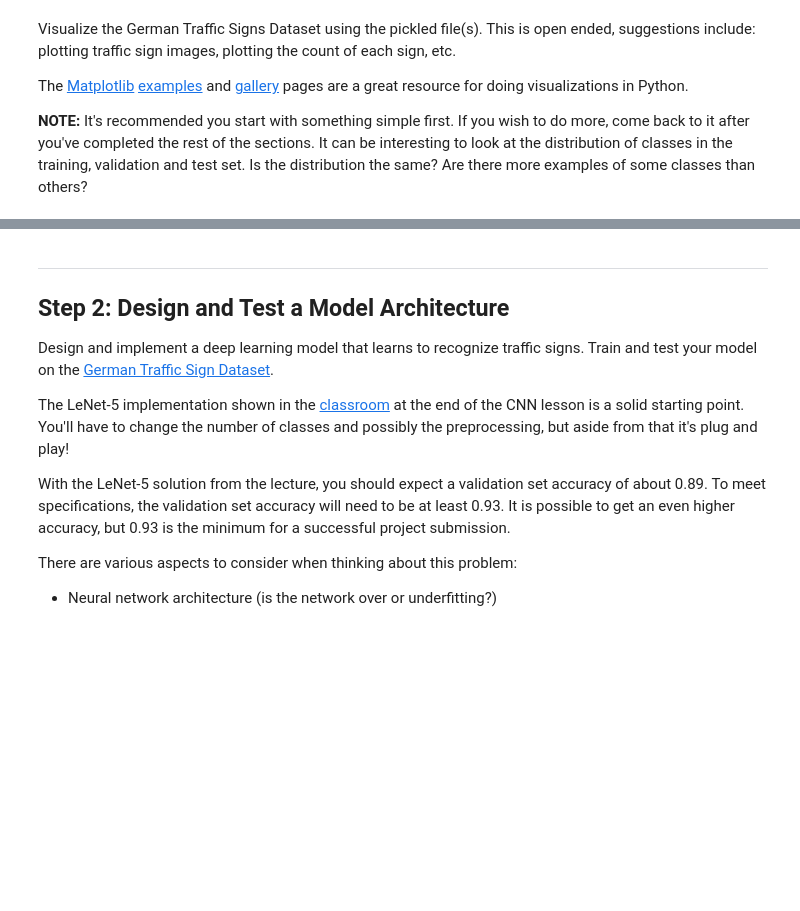
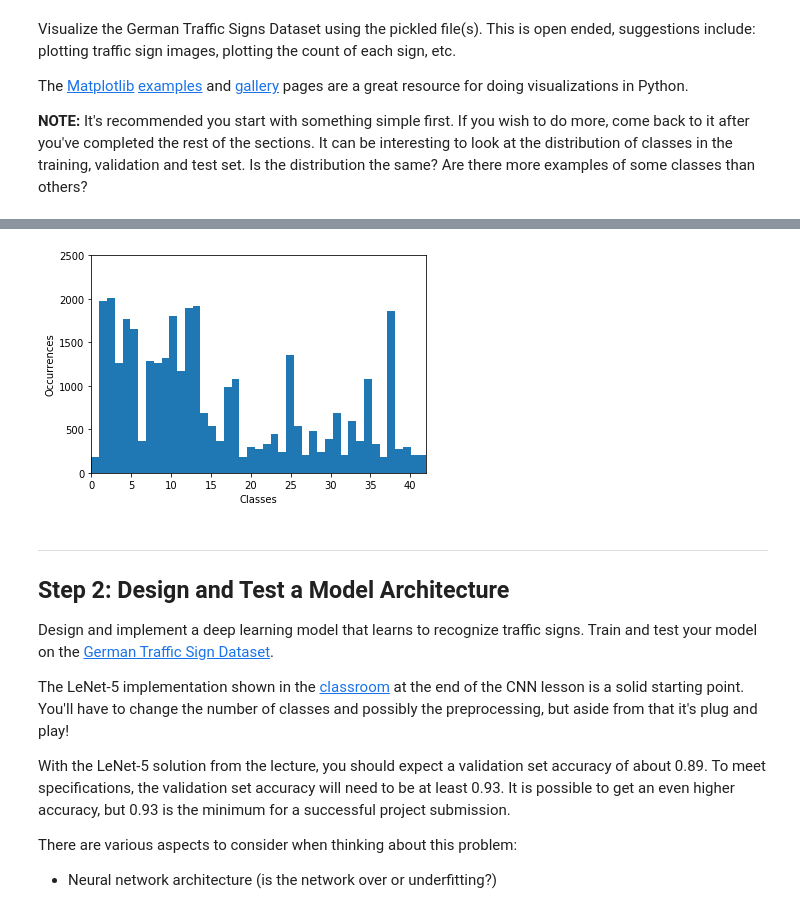
Before and after one commit to afourteia/CarND_Traffic_Sign_Classifier, a Jupyter notebook: Traffic_Sign_Classifier.ipynb, the cells around one changed output, grey strips where cells are left out. Cells and saved outputs as stored; diff of their text form; code cells hidden in the pictures; blank space fills up the shorter version.

```diff
--- a/Traffic_Sign_Classifier.ipynb
+++ b/Traffic_Sign_Classifier.ipynb
@@ -124,3 +123,13 @@ plt.show()
+# %%
+# Class distrubtion of the training set
+Distribution = np.histogram(y_train,n_classes)
+plt.hist(y_train,n_classes)
+plt.axis([0,n_classes-1,0,2500])
+plt.xlabel("Classes")
+plt.ylabel("Occurrences")
+plt.show()
+# %% [output]
+[figure, added]
 # %% [markdown]
 ----
 
```
Also changed, not shown: parts of 1 cell of this notebook.
